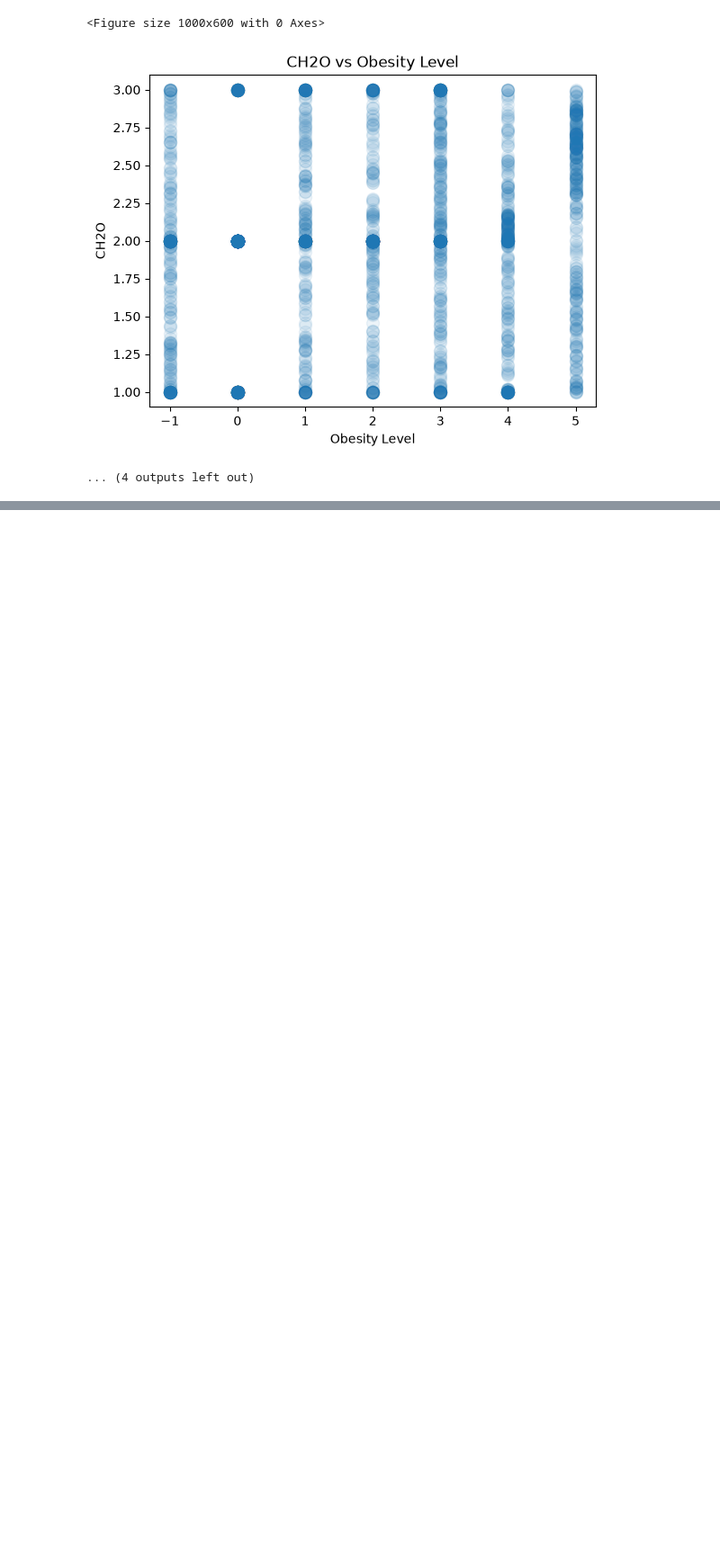
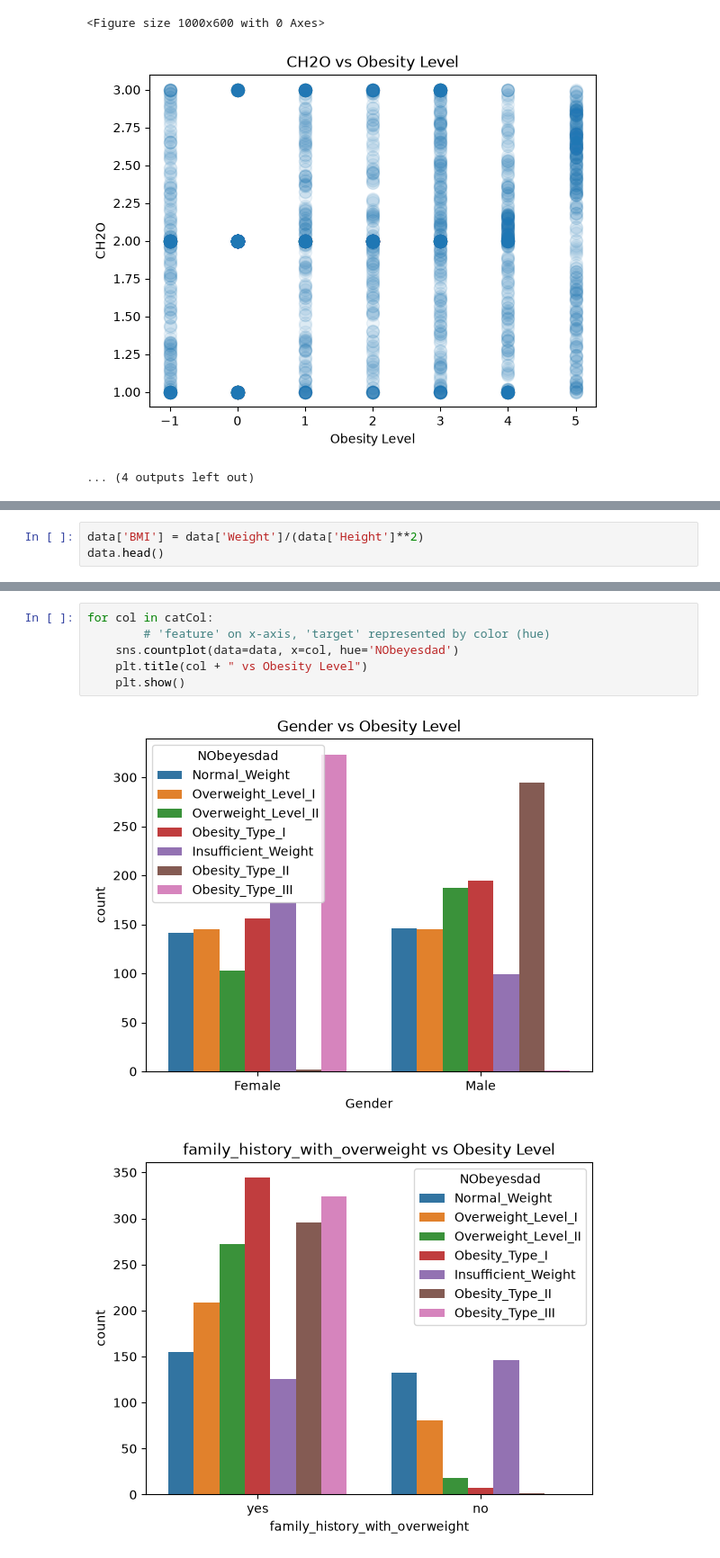
Before and after one commit to sana-k6/Obesity-Levels-Estimation, a Jupyter notebook: estimator.ipynb, the cells around one changed output, grey strips where cells are left out. Shown at 90% size. Saved outputs shown, nothing was run; the diff lists cells and outputs as text; blank space fills up the shorter version.

```diff
--- a/estimator.ipynb
+++ b/estimator.ipynb
@@ -207,0 +244,3 @@ Name: count, dtype: int64
+# %%
+data['BMI'] = data['Weight']/(data['Height']**2)
+data.head()
@@ -207,0 +254,9 @@ Name: count, dtype: int64
+# %%
+for col in catCol:
+        # 'feature' on x-axis, 'target' represented by color (hue)
+    sns.countplot(data=data, x=col, hue='NObeyesdad')
+    plt.title(col + " vs Obesity Level")
+    plt.show()
+# %% [output]
+[figure, added]
+[figure, added]
```
Also changed, not shown: parts of 12 cells of this notebook.
